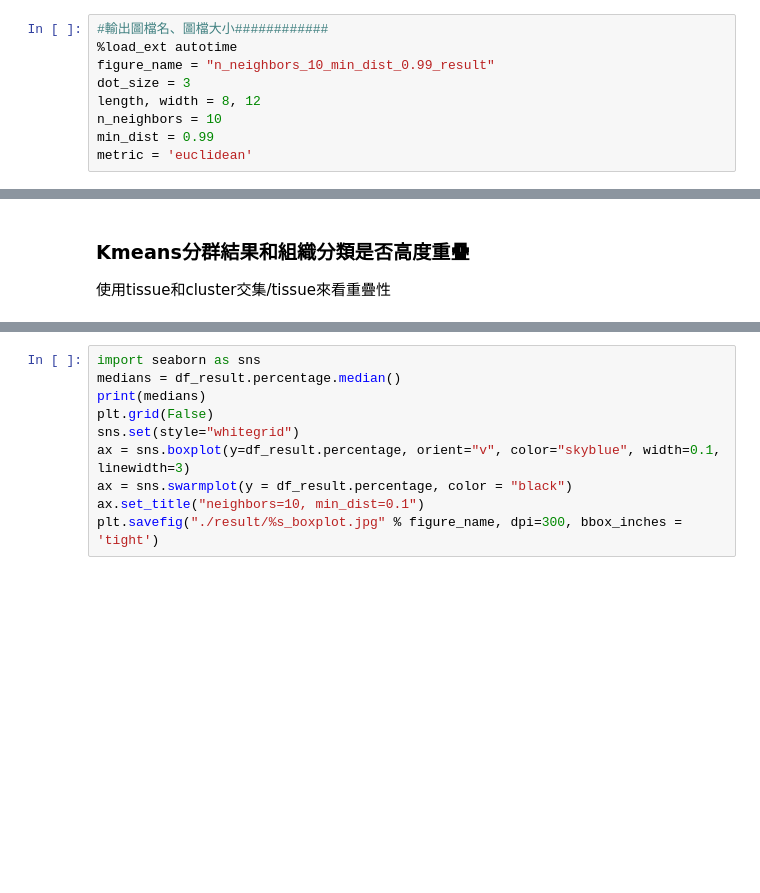
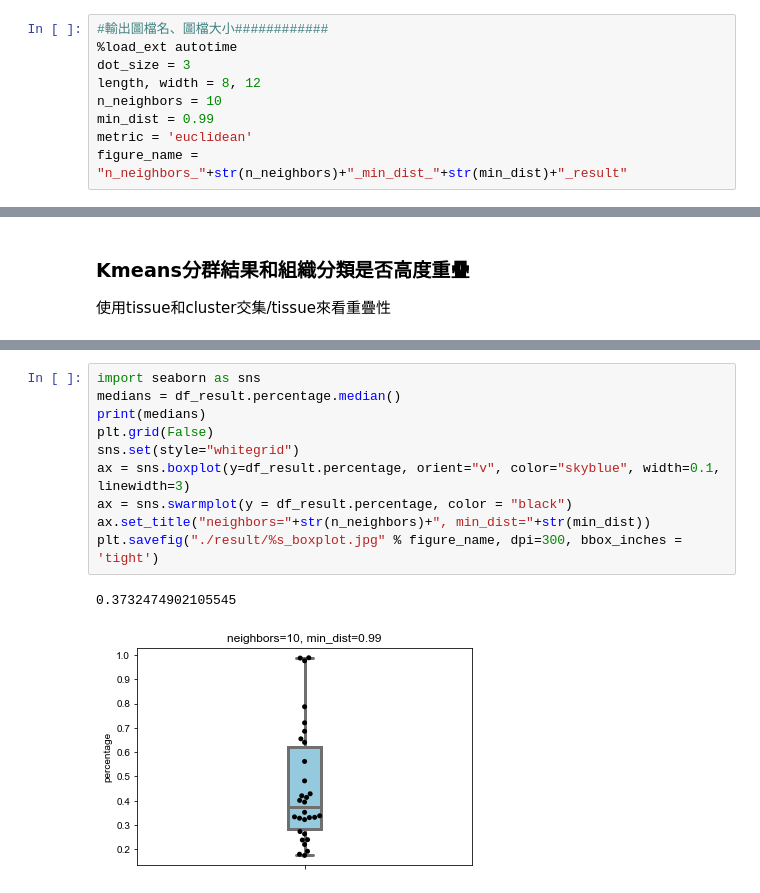
Before and after one commit to Debby-zhou/UMAP-for-gene-expression-data, a Jupyter notebook: UMAP.ipynb, the cells around one changed output, grey strips where cells are left out. Drawn from its saved outputs; the diff is of its cells as text; blank space fills up the shorter version.

```diff
--- a/UMAP.ipynb
+++ b/UMAP.ipynb
@@ -3,10 +3,10 @@
 # %%
 #輸出圖檔名、圖檔大小############
 %load_ext autotime
-figure_name = "n_neighbors_10_min_dist_0.99_result"
 dot_size = 3
 length, width = 8, 12
 n_neighbors = 10
 min_dist = 0.99
 metric = 'euclidean'
+figure_name = "n_neighbors_"+str(n_neighbors)+"_min_dist_"+str(min_dist)+"_result"
 # %% [output]
@@ -145,10 +172,13 @@ df_result
 # %%
 import seaborn as sns
 medians = df_result.percentage.median()
 print(medians)
 plt.grid(False)
 sns.set(style="whitegrid")
 ax = sns.boxplot(y=df_result.percentage, orient="v", color="skyblue", width=0.1, linewidth=3)
 ax = sns.swarmplot(y = df_result.percentage, color = "black")
-ax.set_title("neighbors=10, min_dist=0.1")
+ax.set_title("neighbors="+str(n_neighbors)+", min_dist="+str(min_dist))
 plt.savefig("./result/%s_boxplot.jpg" % figure_name, dpi=300, bbox_inches = 'tight')
+# %% [output]
+0.3732474902105545
+[figure, added]
```
Also changed, not shown: parts of 10 cells of this notebook, 28 other files.
